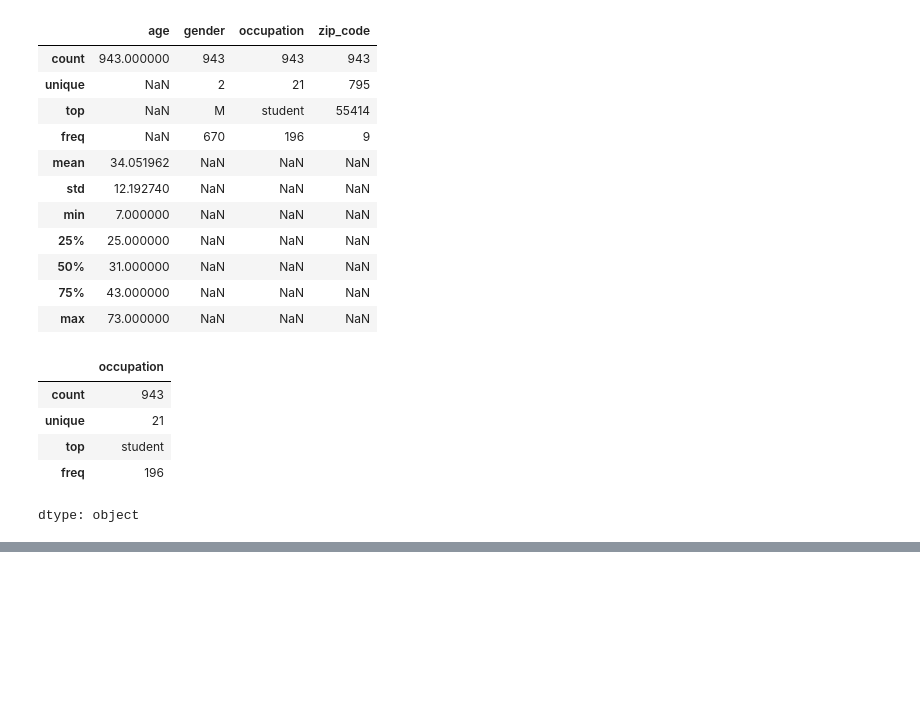
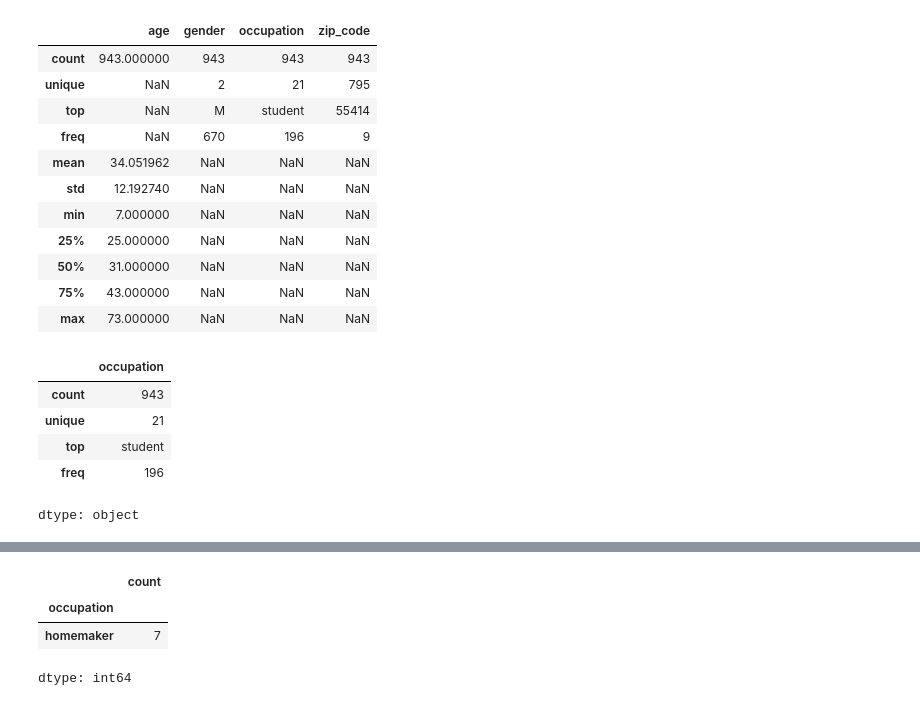
Before and after one commit to yamini2510/DataScience_Fullstack_Notes, a Jupyter notebook: pandas_assignment.ipynb, the cells around one changed output, grey strips where cells are left out. Saved outputs shown, nothing was run; the diff lists cells and outputs as text; code cells hidden in the pictures; blank space fills up the shorter version.

```diff
--- a/pandas_assignment.ipynb
+++ b/pandas_assignment.ipynb
@@ -350,0 +358,7 @@ dtype: object
+# %%
+users.occupation.value_counts(ascending=True).head(1)
+# %% [output]
+|  | count |
+| occupation |  |
+| homemaker | 7 |
+dtype: int64
```
Also changed, not shown: parts of 2 cells of this notebook.
